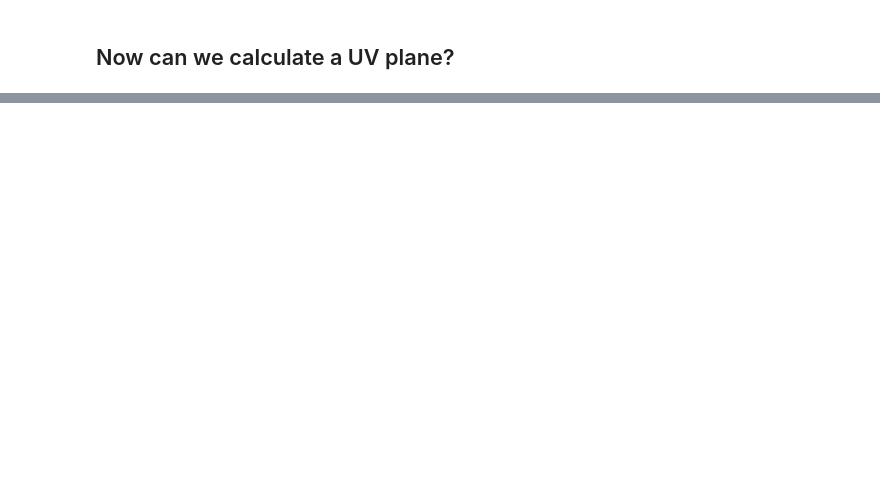
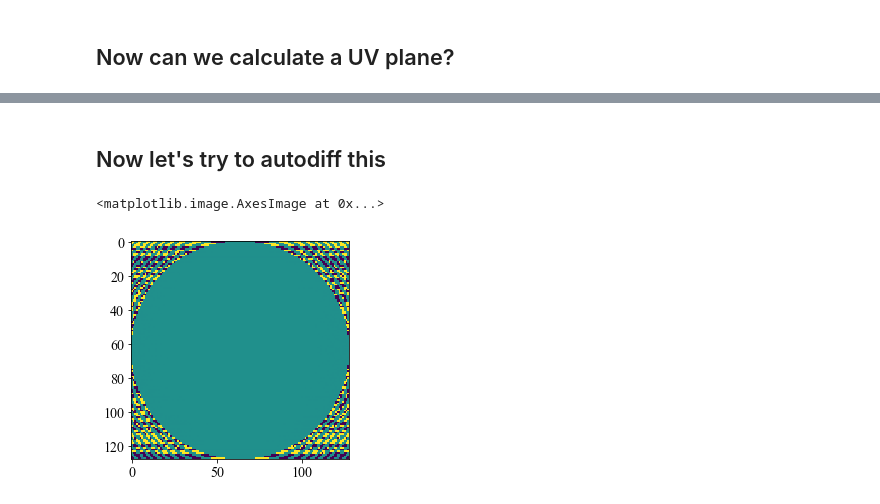
Before and after one commit to LouisDesdoigts/morphine, a Jupyter notebook: notebooks/morphine_uv.ipynb, the cells around one changed output, grey strips where cells are left out. Cells and saved outputs as stored; diff of their text form; code cells hidden in the pictures; blank space fills up the shorter version.

```diff
--- a/notebooks/morphine_uv.ipynb
+++ b/notebooks/morphine_uv.ipynb
@@ -131,0 +217,40 @@ plt.imshow(psf.amplitude**0.5)
+# %% [markdown]
+## Now let's try to autodiff this
+# %%
+NPIX = 128
+
+RADIUS = 2.0 # meters
+WAVELENGTH = 2.0e-6 # meters
+PIXSCALE = 0.07 # arcsec / pix
+FOV = 3 # arcsec
+NWAVES = 1.0
+
+
+def psf_from_phasescreen(phasescreen,wavel=WAVELENGTH):
+    osys = poppy.OpticalSystem(npix=NPIX)
+    circular_aperture = poppy.CircularAperture(radius=RADIUS)
+    osys.add_pupil(circular_aperture)
+
+    wf = osys.input_wavefront()
+    wfe = mywavefront(wavel,osys.planes[0],phasescreen)
+    osys.add_pupil(wfe)
+    osys.add_detector(pixelscale=PIXSCALE, fov_arcsec=FOV)
+
+    psf,intermediate = osys.propagate_mono(wavel)
+    return psf,osys
+
+def end_to_end(phasescreen):
+    psf, osys = psf_from_phasescreen(phasescreen)
+    return calc_uv(psf,osys,npix=NPIX)
+
+def uv_phase(phasescreen):
+    return np.angle(end_to_end(phasescreen))
+
+zero_phase = np.zeros_like(wf.coordinates()[0])
+
+output = uv_phase(zero_phase)
+# %%
+plt.imshow(output)
+# %% [output]
+<matplotlib.image.AxesImage at 0x...>
+[figure, added]
```
Also changed, not shown: parts of 29 cells of this notebook.
